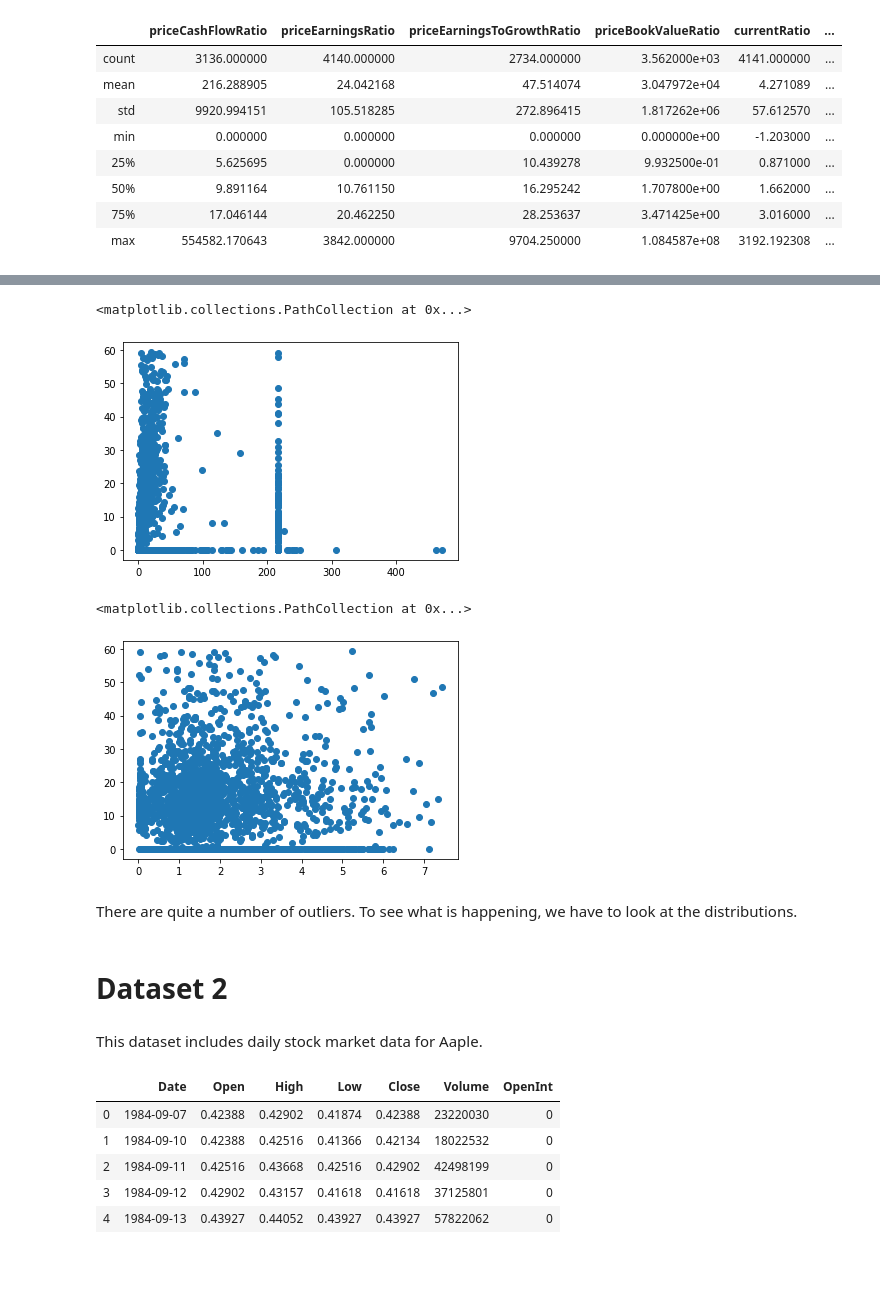
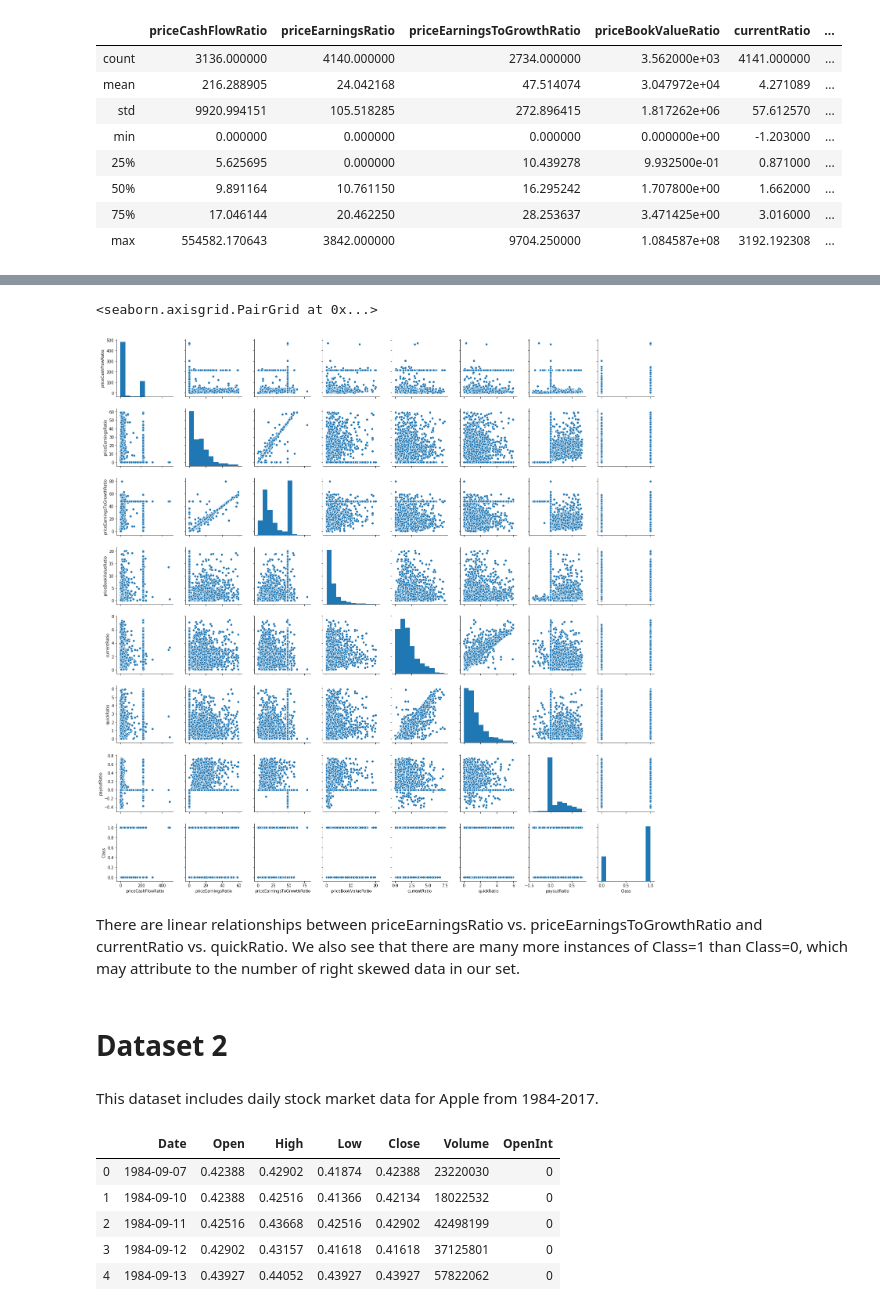
Before and after one commit to WafflesAreFriends/CPSC-4310-Stocks, a Jupyter notebook: DAP2/data_cleaning.ipynb, the cells around one changed output, grey strips where cells are left out. Saved outputs shown, nothing was run; the diff lists cells and outputs as text; code cells hidden in the pictures; blank space fills up the shorter version.

Commit message:
Finished Dataset 1 analysis and cleaning

```diff
--- a/DAP2/data_cleaning.ipynb
+++ b/DAP2/data_cleaning.ipynb
@@ -138,12 +121,8 @@ plt.scatter(x=df['priceEarningsRatio'], y=df['priceEarningsToGrowthRatio'])
-# %%
-plt.scatter(x=df['priceCashFlowRatio'], y=df['priceEarningsToGrowthRatio'])
-# %% [output]
-<matplotlib.collections.PathCollection at 0x...>
-[figure, removed]
-# %%
-plt.scatter(x=df['currentRatio'], y=df['priceEarningsToGrowthRatio'])
-# %% [output]
-<matplotlib.collections.PathCollection at 0x...>
-[figure, removed]
-# %% [markdown]
-There are quite a number of outliers. To see what is happening, we have to look at the distributions.
+# %%
+import seaborn as sns
+sns.pairplot(df)
+# %% [output]
+<seaborn.axisgrid.PairGrid at 0x...>
+[figure, added]
+# %% [markdown]
+There are linear relationships between priceEarningsRatio vs. priceEarningsToGrowthRatio and currentRatio vs. quickRatio. We also see that there are many more instances of Class=1 than Class=0, which may attribute to the number of right skewed data in our set.
@@ -150,7 +132,7 @@ There are quite a number of outliers. To see what is happening, we have to look
 # %% [markdown]
 # Dataset 2
 # %% [markdown]
-This dataset includes daily stock market data for Aaple.
+This dataset includes daily stock market data for Apple from 1984-2017.
 # %%
 df2 = pd.read_csv("rawdata/aapl.us.txt")
 df2.head()
```
Also changed, not shown: parts of 23 cells of this notebook, 1 other file.
